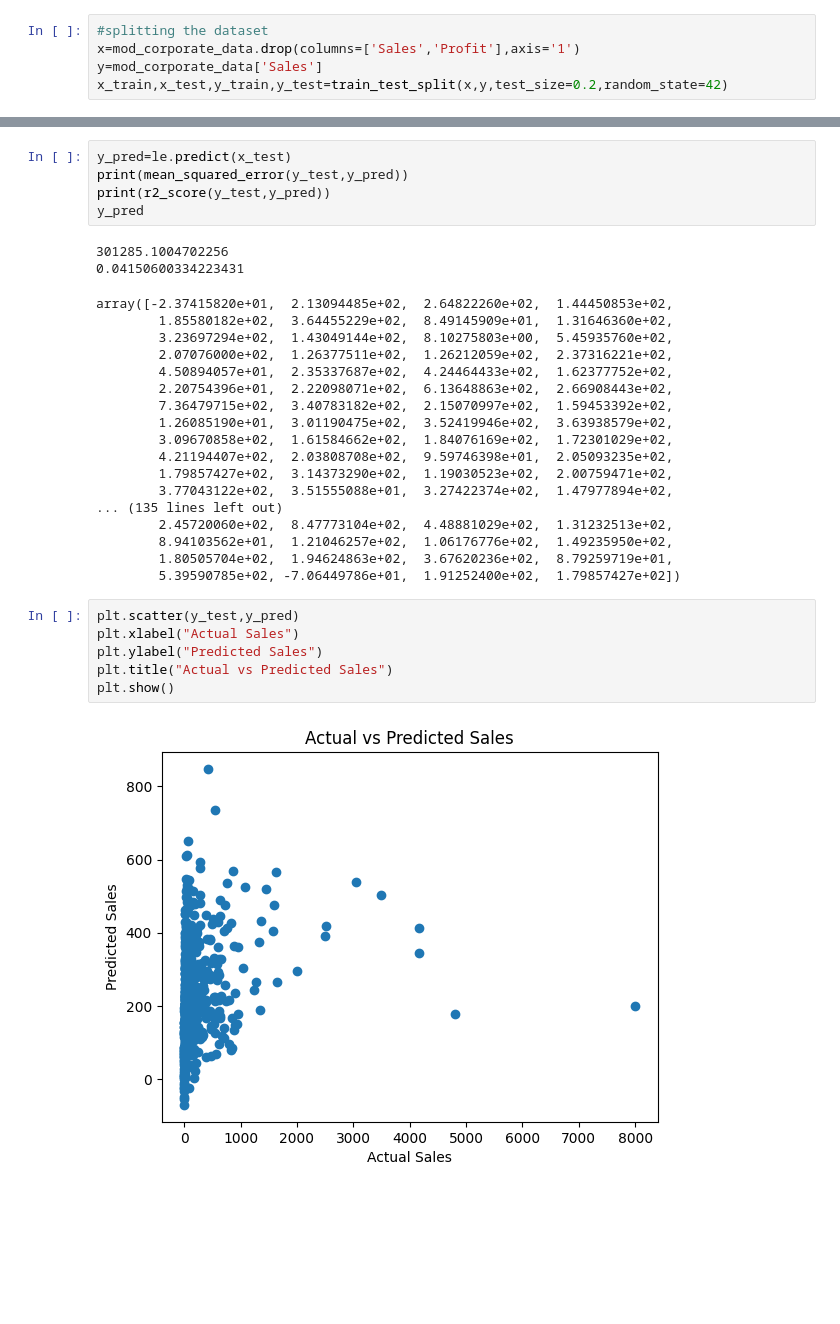
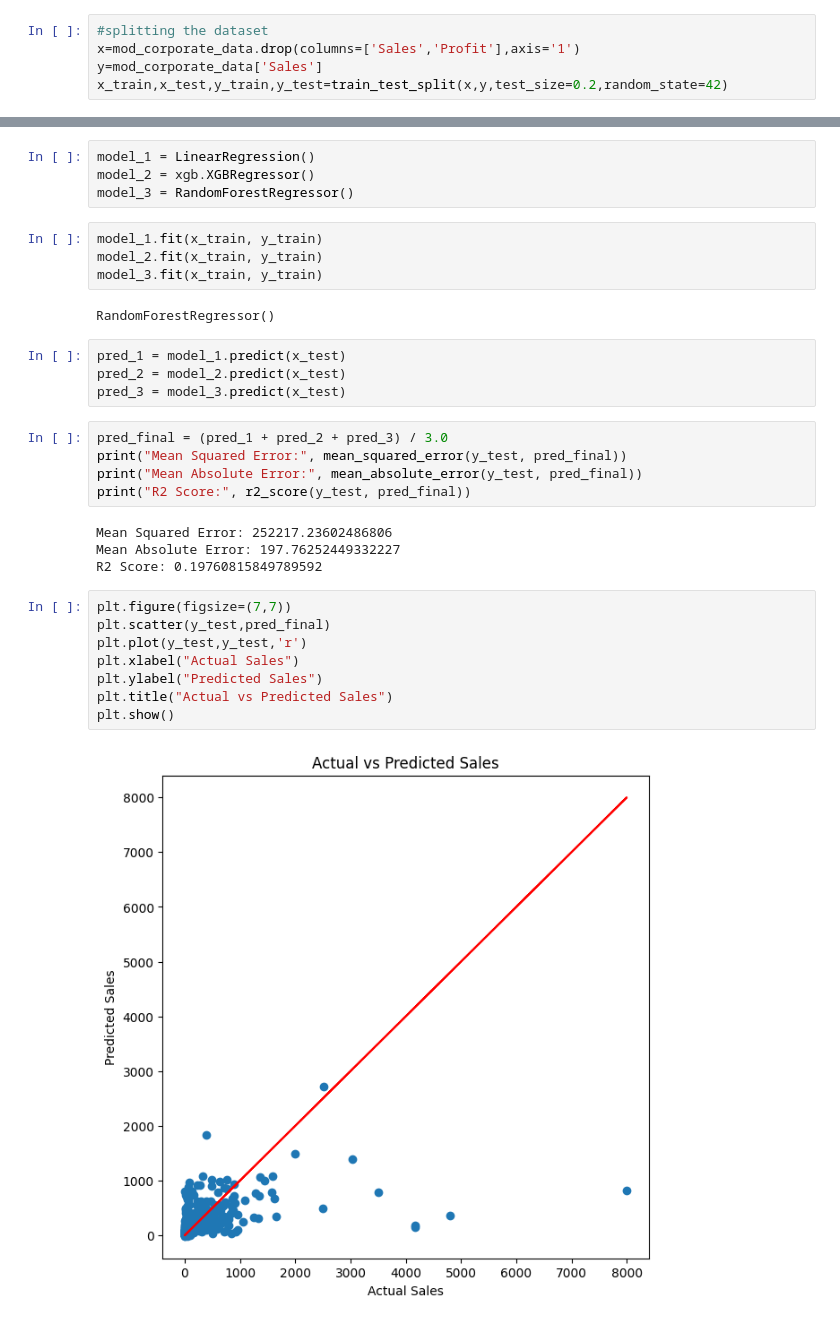
Before and after one commit to ankitg-02/sales_analysis, a Jupyter notebook: corporate.ipynb, the cells around one changed output, grey strips where cells are left out. Cells and saved outputs as stored; diff of their text form; blank space fills up the shorter version.

```diff
--- a/corporate.ipynb
+++ b/corporate.ipynb
@@ -287,33 +280,33 @@ le.score(x_test,y_test)
-# %%
-y_pred=le.predict(x_test)
-print(mean_squared_error(y_test,y_pred))
-print(r2_score(y_test,y_pred))
-y_pred
-# %% [output]
-301285.1004702256
-0.04150600334223431
-array([-2.37415820e+01,  2.13094485e+02,  2.64822260e+02,  1.44450853e+02,
-        1.85580182e+02,  3.64455229e+02,  8.49145909e+01,  1.31646360e+02,
-        3.23697294e+02,  1.43049144e+02,  8.10275803e+00,  5.45935760e+02,
-        2.07076000e+02,  1.26377511e+02,  1.26212059e+02,  2.37316221e+02,
-        4.50894057e+01,  2.35337687e+02,  4.24464433e+02,  1.62377752e+02,
-        2.20754396e+01,  2.22098071e+02,  6.13648863e+02,  2.66908443e+02,
-        7.36479715e+02,  3.40783182e+02,  2.15070997e+02,  1.59453392e+02,
-        1.26085190e+01,  3.01190475e+02,  3.52419946e+02,  3.63938579e+02,
-        3.09670858e+02,  1.61584662e+02,  1.84076169e+02,  1.72301029e+02,
-        4.21194407e+02,  2.03808708e+02,  9.59746398e+01,  2.05093235e+02,
-        1.79857427e+02,  3.14373290e+02,  1.19030523e+02,  2.00759471e+02,
-        3.77043122e+02,  3.51555088e+01,  3.27422374e+02,  1.47977894e+02,
-... (135 lines left out)
-        2.45720060e+02,  8.47773104e+02,  4.48881029e+02,  1.31232513e+02,
-        8.94103562e+01,  1.21046257e+02,  1.06176776e+02,  1.49235950e+02,
-        1.80505704e+02,  1.94624863e+02,  3.67620236e+02,  8.79259719e+01,
-        5.39590785e+02, -7.06449786e+01,  1.91252400e+02,  1.79857427e+02])
+# %%
+model_1 = LinearRegression()
+model_2 = xgb.XGBRegressor()
+model_3 = RandomForestRegressor()
+# %%
+model_1.fit(x_train, y_train)
+model_2.fit(x_train, y_train)
+model_3.fit(x_train, y_train)
+# %% [output]
+RandomForestRegressor()
+# %%
+pred_1 = model_1.predict(x_test)
+pred_2 = model_2.predict(x_test)
+pred_3 = model_3.predict(x_test)
+# %%
+pred_final = (pred_1 + pred_2 + pred_3) / 3.0
+print("Mean Squared Error:", mean_squared_error(y_test, pred_final))
+print("Mean Absolute Error:", mean_absolute_error(y_test, pred_final))
+print("R2 Score:", r2_score(y_test, pred_final))
+# %% [output]
+Mean Squared Error: 252217.23602486806
+Mean Absolute Error: 197.76252449332227
+R2 Score: 0.19760815849789592
 # %%
-plt.scatter(y_test,y_pred)
+plt.figure(figsize=(7,7))
+plt.scatter(y_test,pred_final)
+plt.plot(y_test,y_test,'r')
 plt.xlabel("Actual Sales")
 plt.ylabel("Predicted Sales")
 plt.title("Actual vs Predicted Sales")
 plt.show()
 # %% [output]
-[figure, old version]
+[figure, new version]
```
Also changed, not shown: parts of 4 cells of this notebook.
